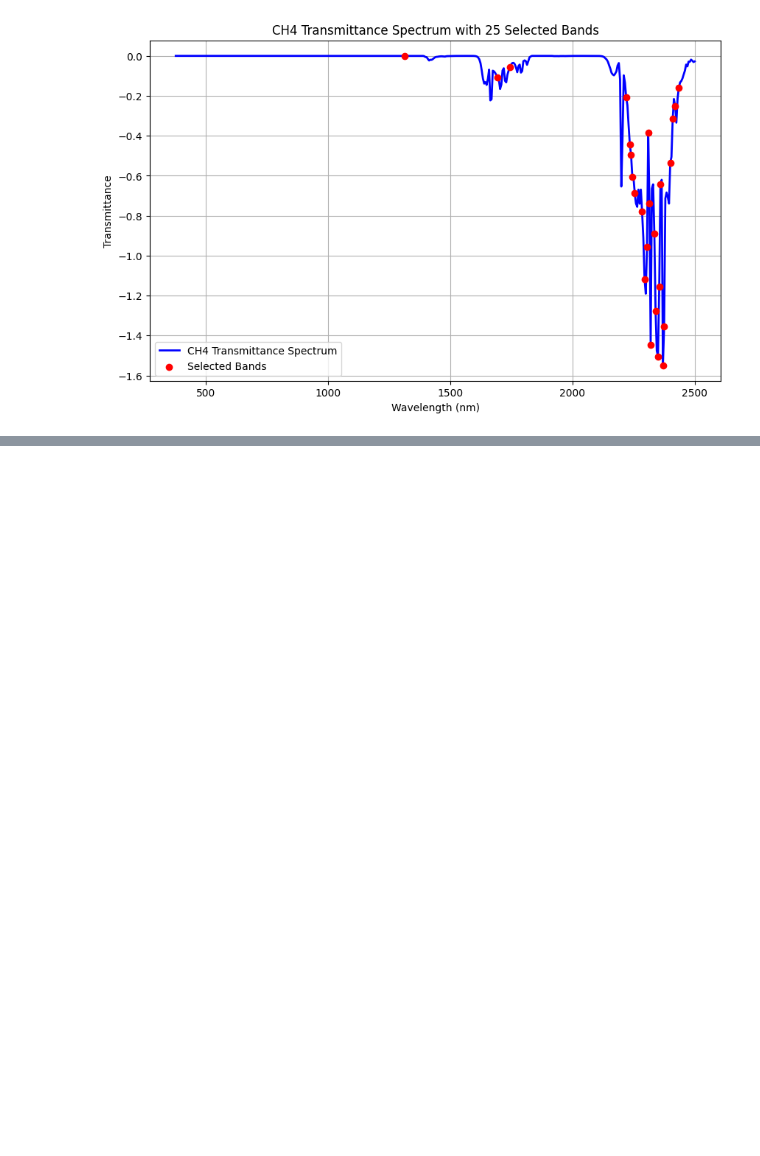
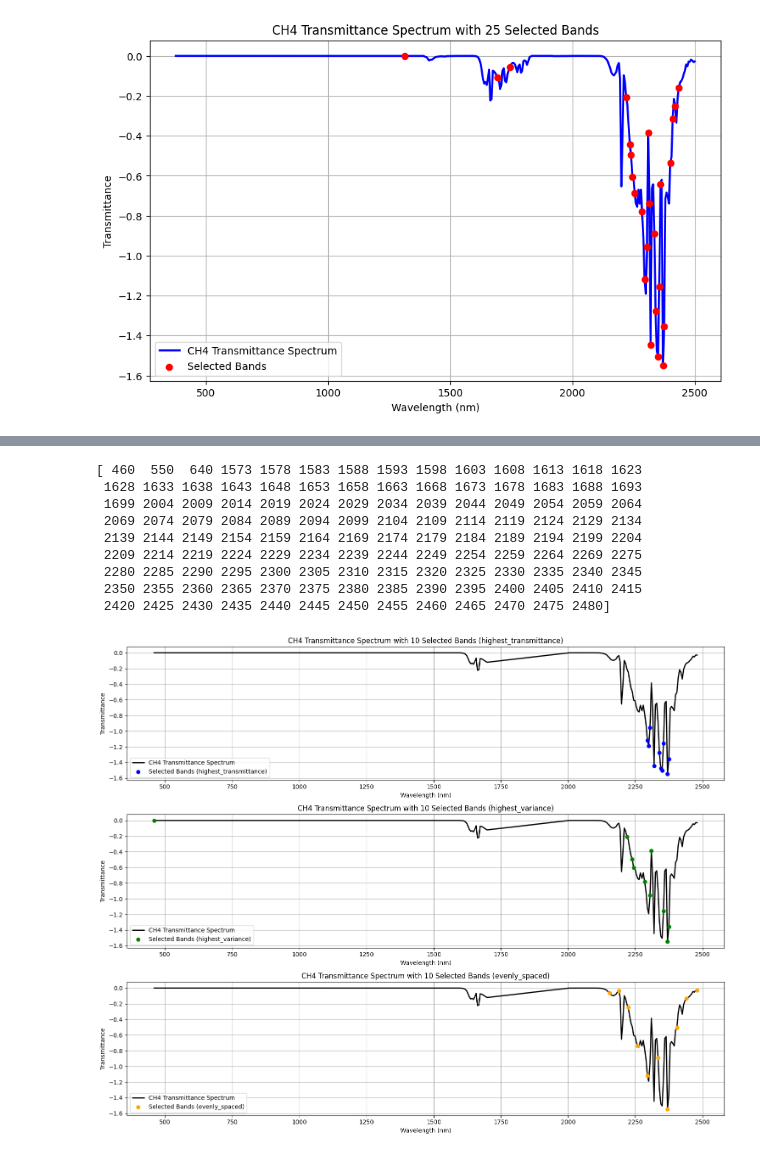
Before and after one commit to zaitra/methane-filters-benchmark, a Jupyter notebook: playbook.ipynb, the cells around one changed output, grey strips where cells are left out. Saved outputs shown, nothing was run; the diff lists cells and outputs as text; code cells hidden in the pictures; blank space fills up the shorter version.

```diff
--- a/playbook.ipynb
+++ b/playbook.ipynb
@@ -409,0 +293,56 @@ plt.show()
+# %%
+import numpy as np
+import matplotlib.pyplot as plt
+
+# Load the spectrum and wavelengths data
+transmittance = np.load('starcop_spectrum.npy')  # CH4 transmittance
+wavelengths = np.load('starcop_centers.npy')     # Corresponding wavelengths
+print(wavelengths)
+import numpy as np
+
+from utils import select_the_bands_by_transmittance
+
+# Set the number of bands to select
+N = 10
+
+# Apply all three strategies and get the selected bands
+selected_wavelengths_transmittance = {
+    'highest_transmittance': select_the_bands_by_transmittance(wavelengths, transmittance, N, 'highest-transmittance'),
+    'highest_variance': select_the_bands_by_transmittance(wavelengths, transmittance, N, 'highest-variance'),
+    'evenly_spaced': select_the_bands_by_transmittance(wavelengths, transmittance, N, 'evenly-spaced')
+}
+
+# Plotting the transmittance spectrum for all strategies
+plt.figure(figsize=(15, 12))
+
+# Plot all strategies
+strategies = ['highest_transmittance', 'highest_variance', 'evenly_spaced']
+colors = ['blue', 'green', 'orange']
+
+for idx, strategy in enumerate(strategies):
+    selected_wavelengths, selected_transmittance = selected_wavelengths_transmittance[strategy]
+
+    plt.subplot(3, 1, idx + 1)  # 3 rows, 1 column, current subplot
+    plt.plot(wavelengths, transmittance, label='CH4 Transmittance Spectrum', color='black', linewidth=2)
+    plt.scatter(selected_wavelengths, selected_transmittance, color=colors[idx], label=f'Selected Bands ({strategy})', zorder=5)
+
+    plt.title(f'CH4 Transmittance Spectrum with {N} Selected Bands ({strategy})')
+    plt.xlabel('Wavelength (nm)')
+    plt.ylabel('Transmittance')
+    plt.legend()
+    plt.grid(True)
+
+# Display all plots
+plt.tight_layout()
+plt.show()
+# %% [output]
+[ 460  550  640 1573 1578 1583 1588 1593 1598 1603 1608 1613 1618 1623
+ 1628 1633 1638 1643 1648 1653 1658 1663 1668 1673 1678 1683 1688 1693
+ 1699 2004 2009 2014 2019 2024 2029 2034 2039 2044 2049 2054 2059 2064
+ 2069 2074 2079 2084 2089 2094 2099 2104 2109 2114 2119 2124 2129 2134
+ 2139 2144 2149 2154 2159 2164 2169 2174 2179 2184 2189 2194 2199 2204
+ 2209 2214 2219 2224 2229 2234 2239 2244 2249 2254 2259 2264 2269 2275
+ 2280 2285 2290 2295 2300 2305 2310 2315 2320 2325 2330 2335 2340 2345
+ 2350 2355 2360 2365 2370 2375 2380 2385 2390 2395 2400 2405 2410 2415
+ 2420 2425 2430 2435 2440 2445 2450 2455 2460 2465 2470 2475 2480]
+[figure, added]
```
Also changed, not shown: parts of 2 cells of this notebook, 2 other files.
